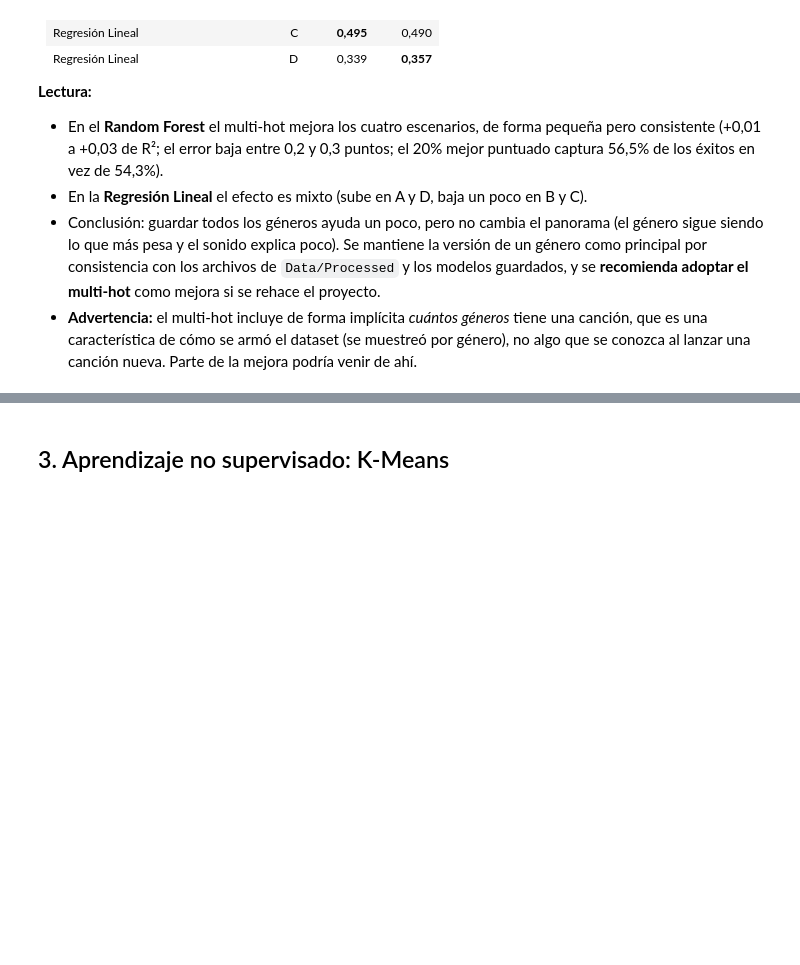
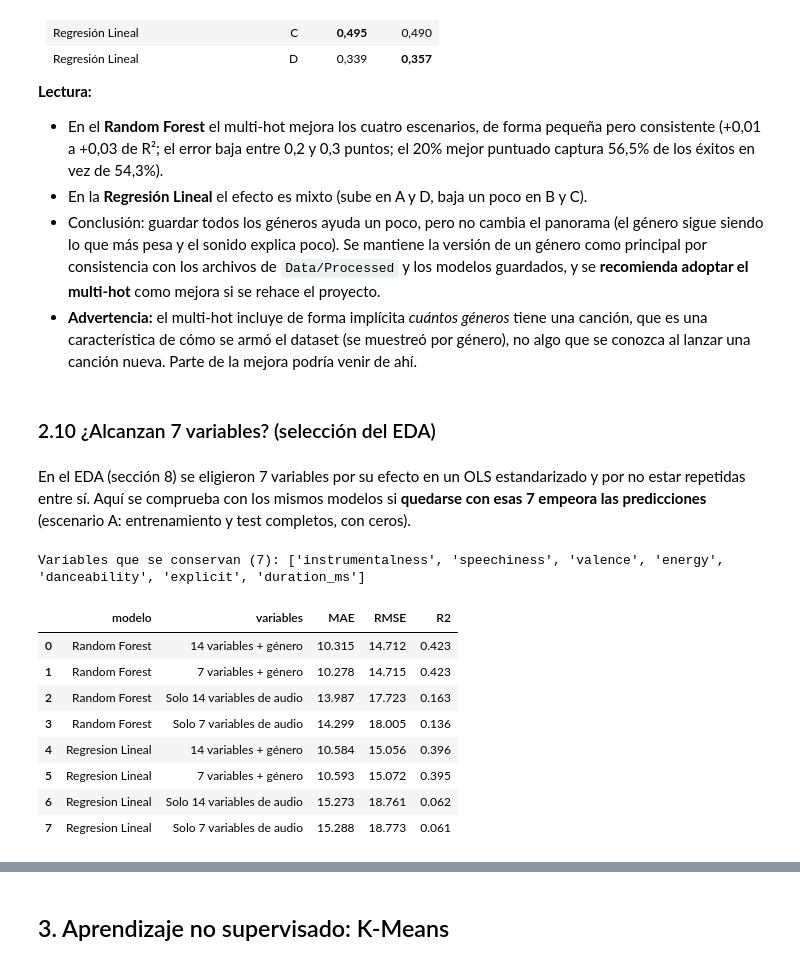
Before and after one commit to BRomanman/Spotify_ML, a Jupyter notebook: Spotify_ML_eva2/Notebook/Exploracion_inicial/2_Modelizacion.ipynb, the cells around one changed output, grey strips where cells are left out. Cells and saved outputs as stored; diff of their text form; code cells hidden in the pictures; blank space fills up the shorter version.

```diff
--- a/Spotify_ML_eva2/Notebook/Exploracion_inicial/2_Modelizacion.ipynb
+++ b/Spotify_ML_eva2/Notebook/Exploracion_inicial/2_Modelizacion.ipynb
@@ -542,3 +542,42 @@ Multi-hot entrenado sin ceros: Random Forest
 - En la **Regresión Lineal** el efecto es mixto (sube en A y D, baja un poco en B y C).
 - Conclusión: guardar todos los géneros ayuda un poco, pero no cambia el panorama (el género sigue siendo lo que más pesa y el sonido explica poco). Se mantiene la versión de un género como principal por consistencia con los archivos de `Data/Processed` y los modelos guardados, y se **recomienda adoptar el multi-hot** como mejora si se rehace el proyecto.
 - **Advertencia:** el multi-hot incluye de forma implícita *cuántos géneros* tiene una canción, que es una característica de cómo se armó el dataset (se muestreó por género), no algo que se conozca al lanzar una canción nueva. Parte de la mejora podría venir de ahí.
+# %% [markdown]
+### 2.10 ¿Alcanzan 7 variables? (selección del EDA)
+# %% [markdown]
+En el EDA (sección 8) se eligieron 7 variables por su efecto en un OLS estandarizado y por no estar repetidas entre sí. Aquí se comprueba con los mismos modelos si **quedarse con esas 7 empeora las predicciones** (escenario A: entrenamiento y test completos, con ceros).
+# %%
+sel = pd.read_csv(TABLAS / "seleccion_variables.csv", index_col=0)      # lo genera 1_EDA.ipynb (sección 8)
+vars7 = sel.index[sel["decision"] == "se conserva"].tolist()
+print(f"Variables que se conservan ({len(vars7)}):", vars7)
+
+pre7_genero = build_preprocessor(vars7, categorical_features)
+pre7_audio = ColumnTransformer([("num", Pipeline([("imputer", SimpleImputer(strategy="median")),
+                                                  ("scaler", StandardScaler())]), vars7)])
+filas_sel = []
+for etiqueta, pre, cols in [("7 variables + género", pre7_genero, vars7 + categorical_features),
+                            ("Solo 7 variables de audio", pre7_audio, vars7)]:
+    for nombre_m, modelo_s in build_models(pre, RANDOM_STATE).items():
+        modelo_s.fit(X_train[cols], y_train)
+        filas_sel.append({"modelo": nombre_m, "variables": etiqueta,
+                          **regression_metrics(y_test, modelo_s.predict(X_test[cols]))})
+for nombre_m in pred_con:
+    filas_sel.append({"modelo": nombre_m, "variables": "14 variables + género", **regression_metrics(y_test, pred_con[nombre_m])})
+# Solo audio con las 14 variables: se recalcula aquí para que la tabla no dependa de otras celdas
+for nombre_m, modelo_a in build_models(audio_pre, RANDOM_STATE).items():
+    modelo_a.fit(X_train, y_train)
+    filas_sel.append({"modelo": nombre_m, "variables": "Solo 14 variables de audio", **regression_metrics(y_test, modelo_a.predict(X_test))})
+comp_vars = pd.DataFrame(filas_sel).round(3).sort_values(["modelo", "variables"]).reset_index(drop=True)
+display(comp_vars)
+comp_vars.to_csv(TABLAS / "comparacion_variables.csv", index=False)
+# %% [output]
+Variables que se conservan (7): ['instrumentalness', 'speechiness', 'valence', 'energy', 'danceability', 'explicit', 'duration_ms']
+|  | modelo | variables | MAE | RMSE | R2 |
+| 0 | Random Forest | 14 variables + género | 10.315 | 14.712 | 0.423 |
+| 1 | Random Forest | 7 variables + género | 10.278 | 14.715 | 0.423 |
+| 2 | Random Forest | Solo 14 variables de audio | 13.987 | 17.723 | 0.163 |
+| 3 | Random Forest | Solo 7 variables de audio | 14.299 | 18.005 | 0.136 |
+| 4 | Regresion Lineal | 14 variables + género | 10.584 | 15.056 | 0.396 |
+| 5 | Regresion Lineal | 7 variables + género | 10.593 | 15.072 | 0.395 |
+| 6 | Regresion Lineal | Solo 14 variables de audio | 15.273 | 18.761 | 0.062 |
+| 7 | Regresion Lineal | Solo 7 variables de audio | 15.288 | 18.773 | 0.061 |
```
Also changed, not shown: parts of 1 cell of this notebook, 14 other files.
